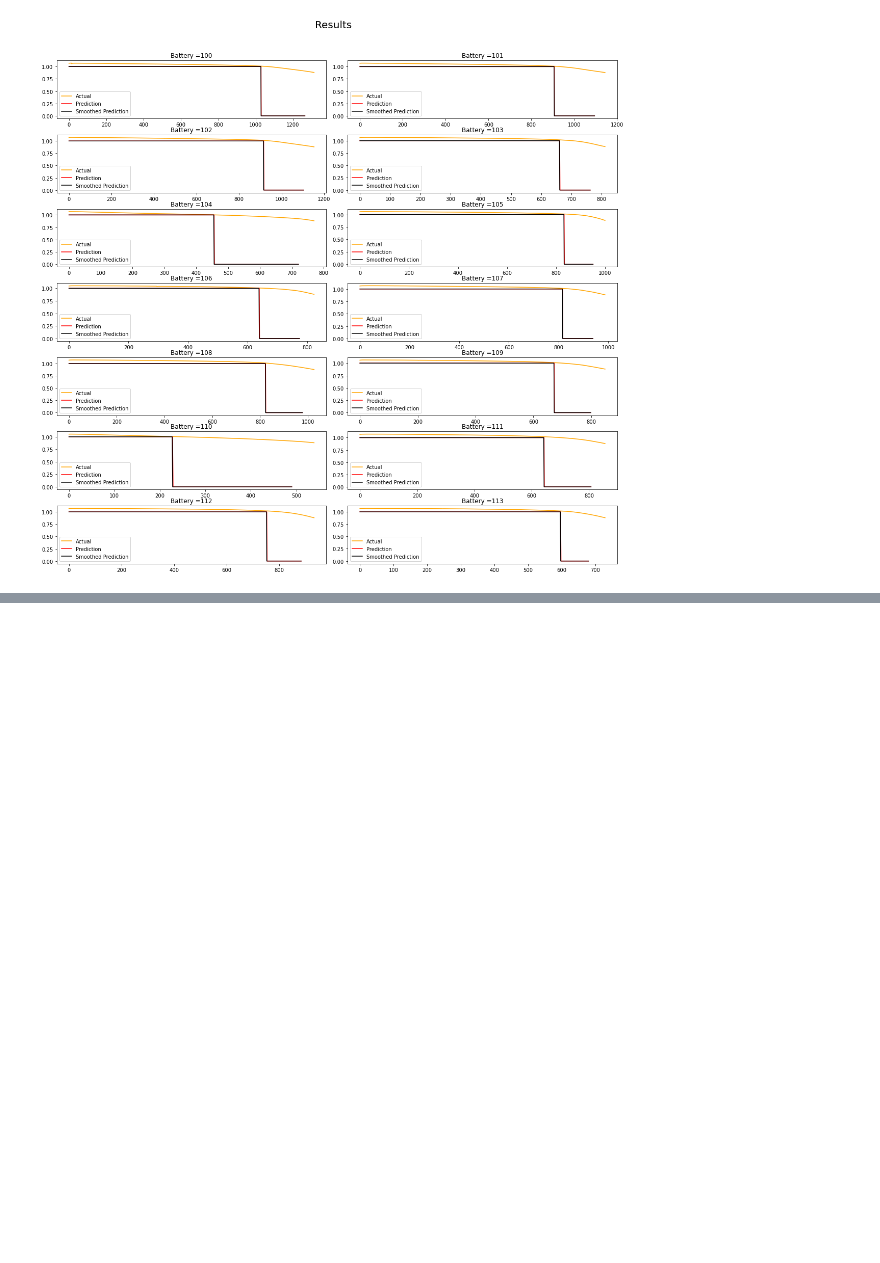
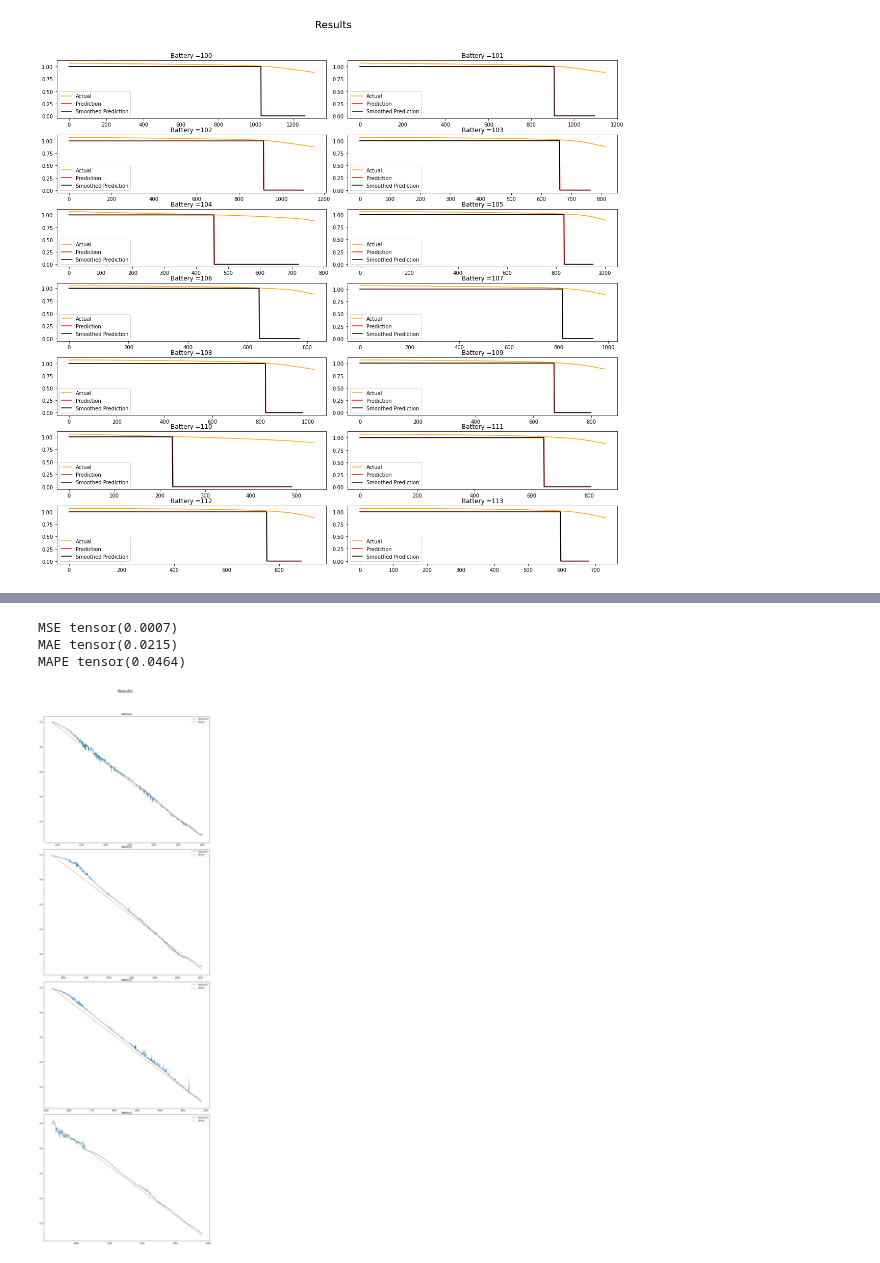
Before and after one commit to Dhruvadityamittal/RUL_Prediction_DFKI, a Jupyter notebook: FPC_Prediction/rul-prediction (5).ipynb, the cells around one changed output, grey strips where cells are left out. Cells and saved outputs as stored; diff of their text form; code cells hidden in the pictures; blank space fills up the shorter version.

```diff
--- a/FPC_Prediction/rul-prediction (5).ipynb
+++ b/FPC_Prediction/rul-prediction (5).ipynb
@@ -777,0 +876,8 @@ here
+# %%
+batteries =[0,1,2,3]
+plot_RUL_scenario1(model_RUL_scenario1,discharge_capacities,batteries,train_dataloader_RUL_temp_scenario1,change_indices_train)
+# %% [output]
+MSE tensor(0.0007)
+MAE tensor(0.0215)
+MAPE tensor(0.0464)
+[figure, added]
```
Also changed, not shown: parts of 21 cells of this notebook, 15 other files.
